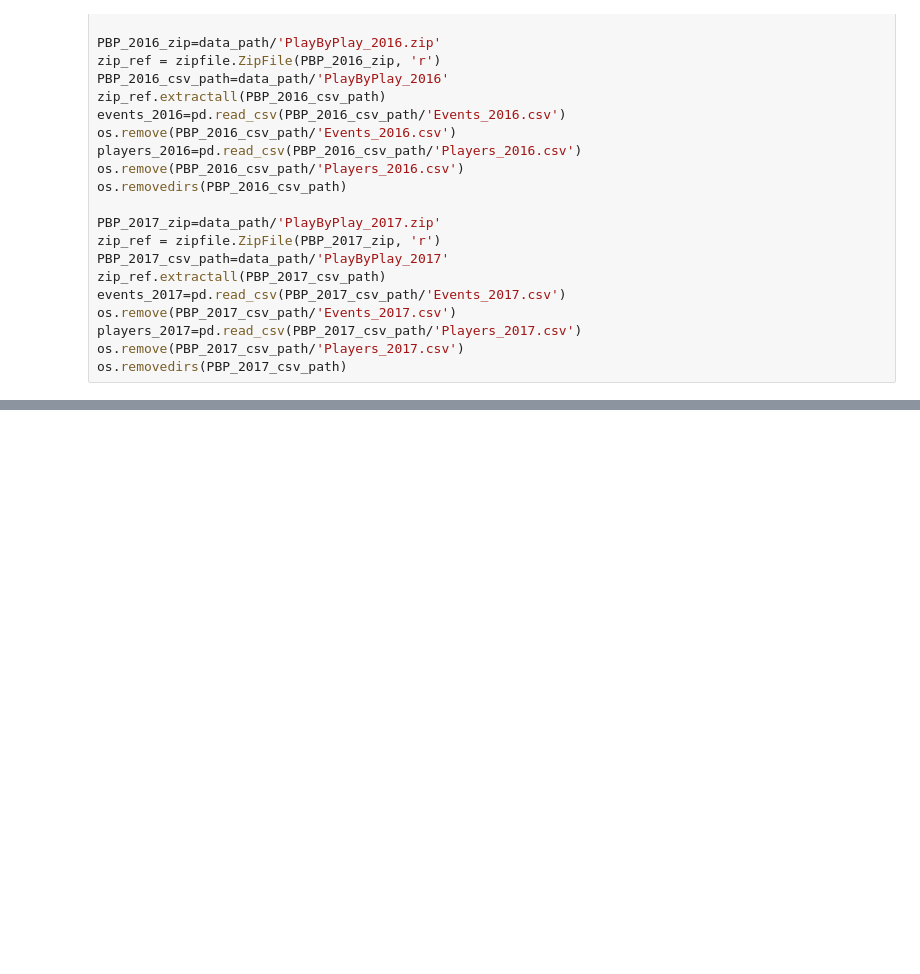
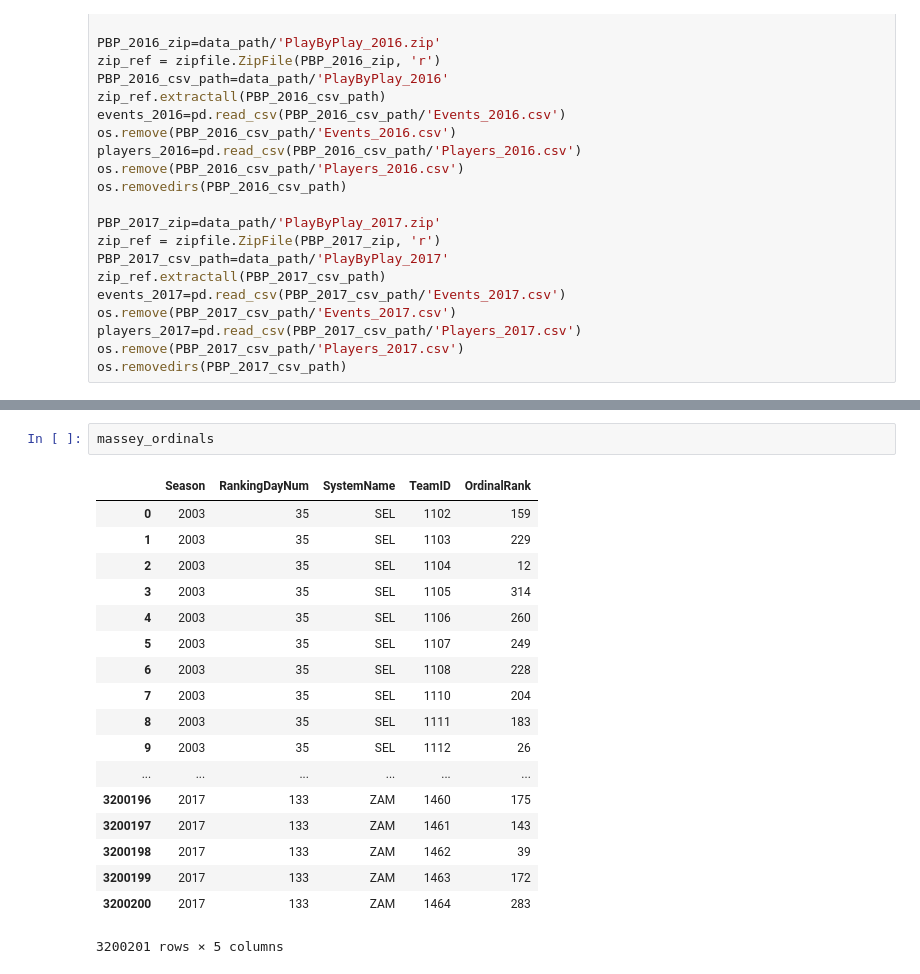
Before and after one commit to frankbreetz/Kaggle, a Jupyter notebook: Google Cloud & NCAA® ML Competition 2018-Men's/NCAA® ML Competition 2018-Men's.ipynb, the cells around one changed output, grey strips where cells are left out. Drawn from its saved outputs; the diff is of its cells as text; blank space fills up the shorter version.

```diff
--- a/Google Cloud & NCAA® ML Competition 2018-Men's/NCAA® ML Competition 2018-Men's.ipynb
+++ b/Google Cloud & NCAA® ML Competition 2018-Men's/NCAA® ML Competition 2018-Men's.ipynb
@@ -159,0 +140,21 @@ os.removedirs(PBP_2017_csv_path)
+# %%
+massey_ordinals
+# %% [output]
+|  | Season | RankingDayNum | SystemName | TeamID | OrdinalRank |
+| 0 | 2003 | 35 | SEL | 1102 | 159 |
+| 1 | 2003 | 35 | SEL | 1103 | 229 |
+| 2 | 2003 | 35 | SEL | 1104 | 12 |
+| 3 | 2003 | 35 | SEL | 1105 | 314 |
+| 4 | 2003 | 35 | SEL | 1106 | 260 |
+| 5 | 2003 | 35 | SEL | 1107 | 249 |
+| 6 | 2003 | 35 | SEL | 1108 | 228 |
+| 7 | 2003 | 35 | SEL | 1110 | 204 |
+| 8 | 2003 | 35 | SEL | 1111 | 183 |
+| 9 | 2003 | 35 | SEL | 1112 | 26 |
+| ... | ... | ... | ... | ... | ... |
+| 3200196 | 2017 | 133 | ZAM | 1460 | 175 |
+| 3200197 | 2017 | 133 | ZAM | 1461 | 143 |
+| 3200198 | 2017 | 133 | ZAM | 1462 | 39 |
+| 3200199 | 2017 | 133 | ZAM | 1463 | 172 |
+| 3200200 | 2017 | 133 | ZAM | 1464 | 283 |
+3200201 rows × 5 columns
```
Also changed, not shown: parts of 7 cells of this notebook, 1 other file.
